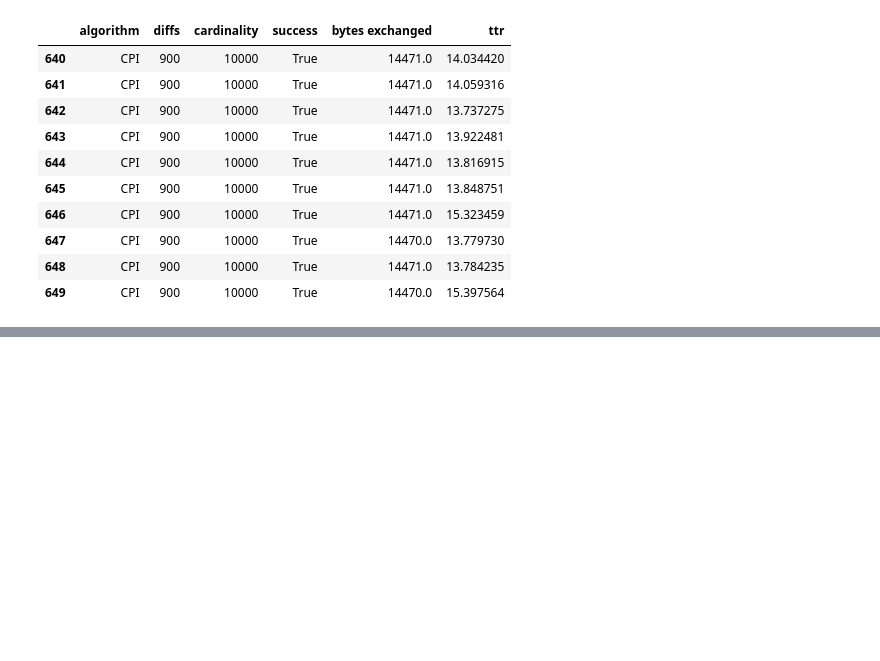
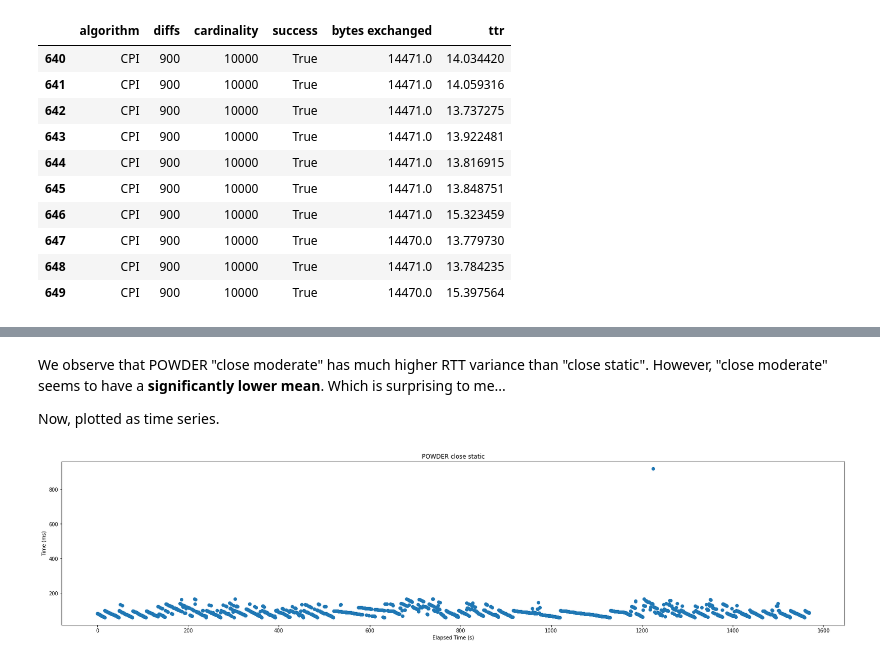
Before and after one commit to nislab/gensync, a Jupyter notebook: run/analysis.ipynb, the cells around one changed output, grey strips where cells are left out. Saved outputs shown, nothing was run; the diff lists cells and outputs as text; code cells hidden in the pictures; blank space fills up the shorter version.

Commit message:
Plotted network data

```diff
--- a/run/analysis.ipynb
+++ b/run/analysis.ipynb
@@ -559,0 +573,3 @@ d_1026[(d_1026['algorithm'] == 'CPI') & (d_1026['diffs'] == 900)]
+# %%
+ping_1025 = ca.parse_ping('plain_data/network/benchmark_net_957228509_1026_ping/ping.txt')  # close static
+ping_1026 = ca.parse_ping('plain_data/network/benchmark_net_918629519_1025_ping/ping.txt')  # close moderate
@@ -559,0 +600,15 @@ d_1026[(d_1026['algorithm'] == 'CPI') & (d_1026['diffs'] == 900)]
+# %% [markdown]
+We observe that POWDER "close moderate" has much higher RTT variance than "close static". However, "close moderate" seems to have a **significantly lower mean**. Which is surprising to me...
+
+Now, plotted as time series.
+# %%
+def plot_rtt_time_series(df: pd.DataFrame, title: str) -> None:
+    plt.figure(figsize=(28, 6))
+    plt.plot(df['rtt'], marker='o', linestyle='')
+    plt.xlabel('Elapsed Time (s)')
+    plt.ylabel('Time (ms)')
+    plt.title(title)
+# %%
+plot_rtt_time_series(ping_1025, title='POWDER close static')
+# %% [output]
+[figure, added]
```
Also changed, not shown: parts of 32 cells of this notebook, 1 other file.
